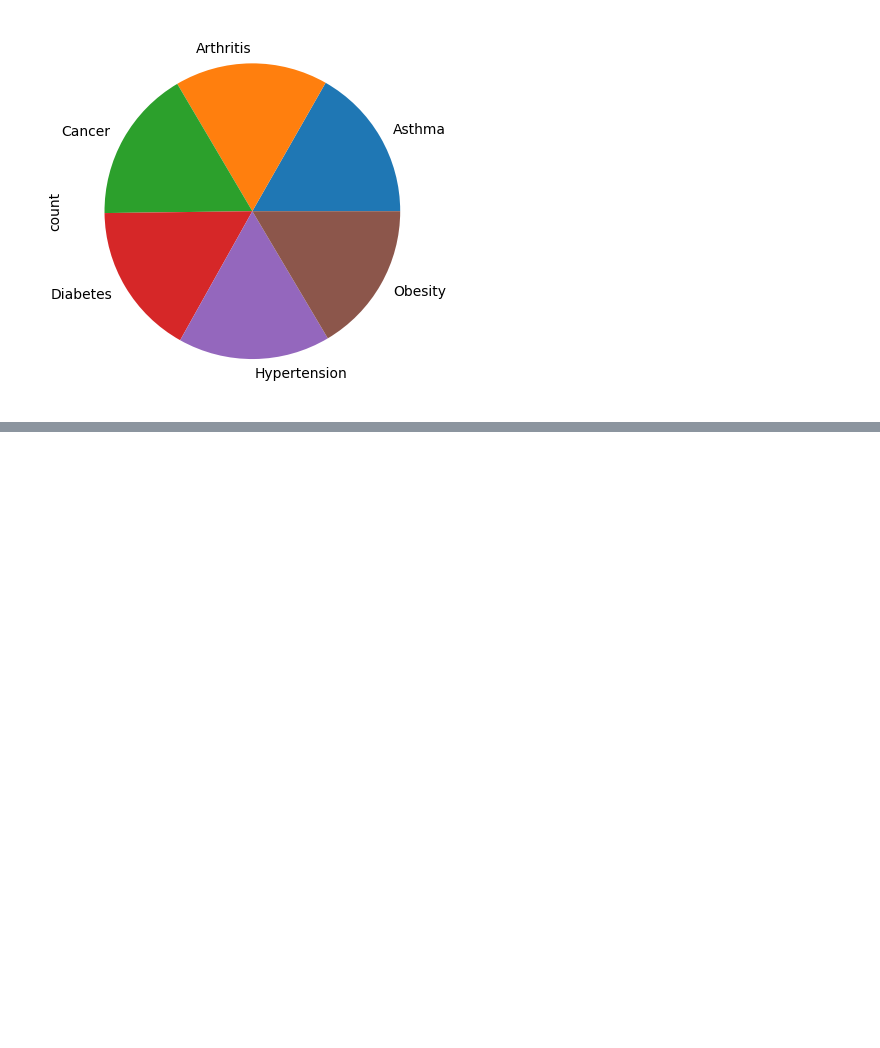
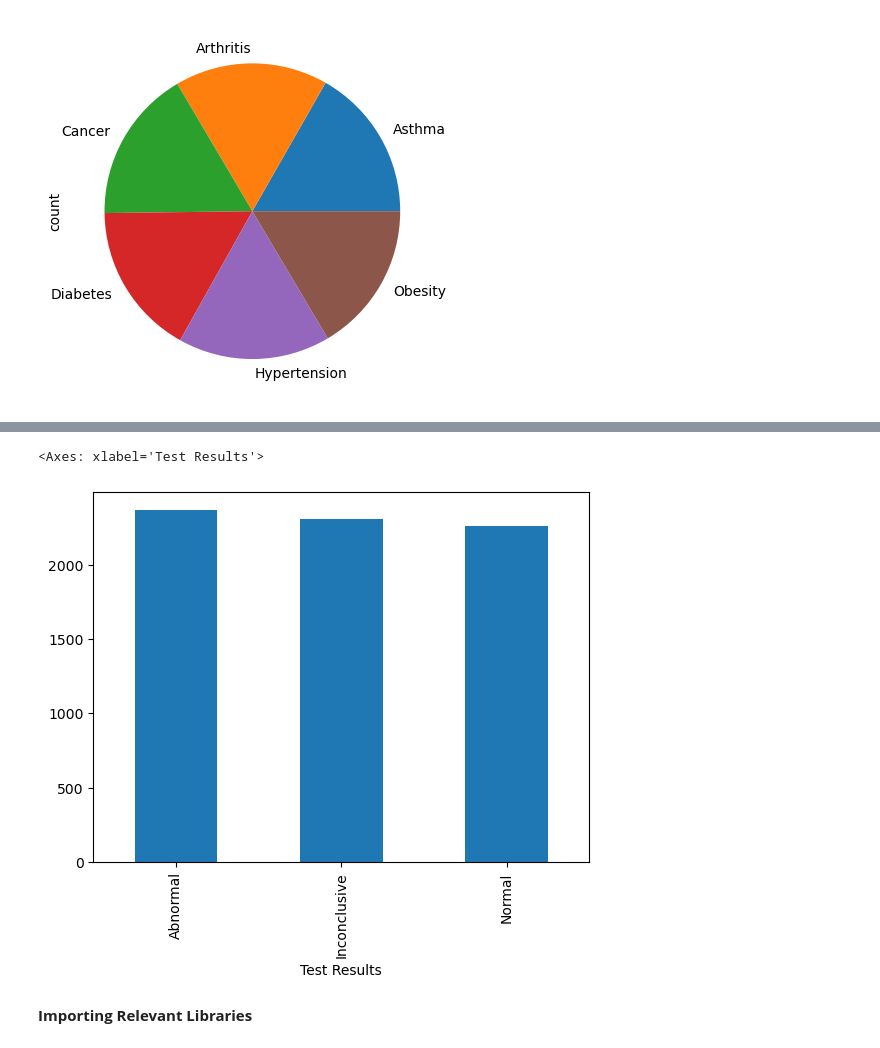
Before and after one commit to abwakujeff/Healthcare, a Jupyter notebook: Healthcare.ipynb, the cells around one changed output, grey strips where cells are left out. Saved outputs shown, nothing was run; the diff lists cells and outputs as text; code cells hidden in the pictures; blank space fills up the shorter version.

```diff
--- a/Healthcare.ipynb
+++ b/Healthcare.ipynb
@@ -144,0 +166,7 @@ df['Medical Condition'].value_counts().plot(kind='pie')
+# %%
+df['Test Results'].value_counts().plot(kind='bar')
+# %% [output]
+<Axes: xlabel='Test Results'>
+[figure, added]
+# %% [markdown]
+**Importing Relevant Libraries**
```
Also changed, not shown: parts of 26 cells of this notebook.
